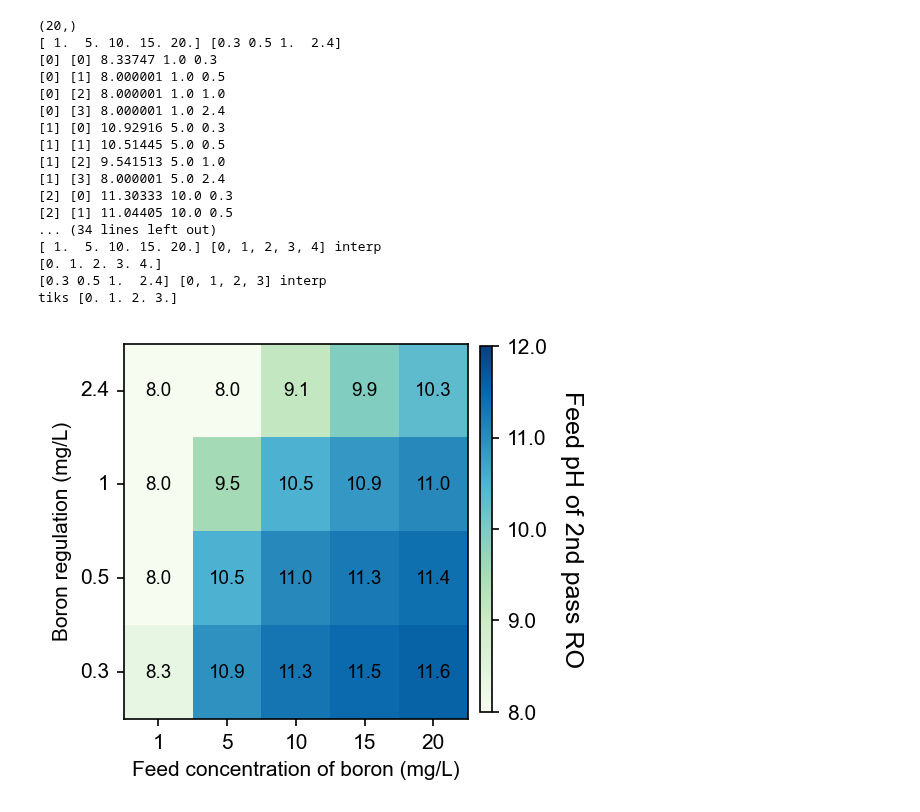
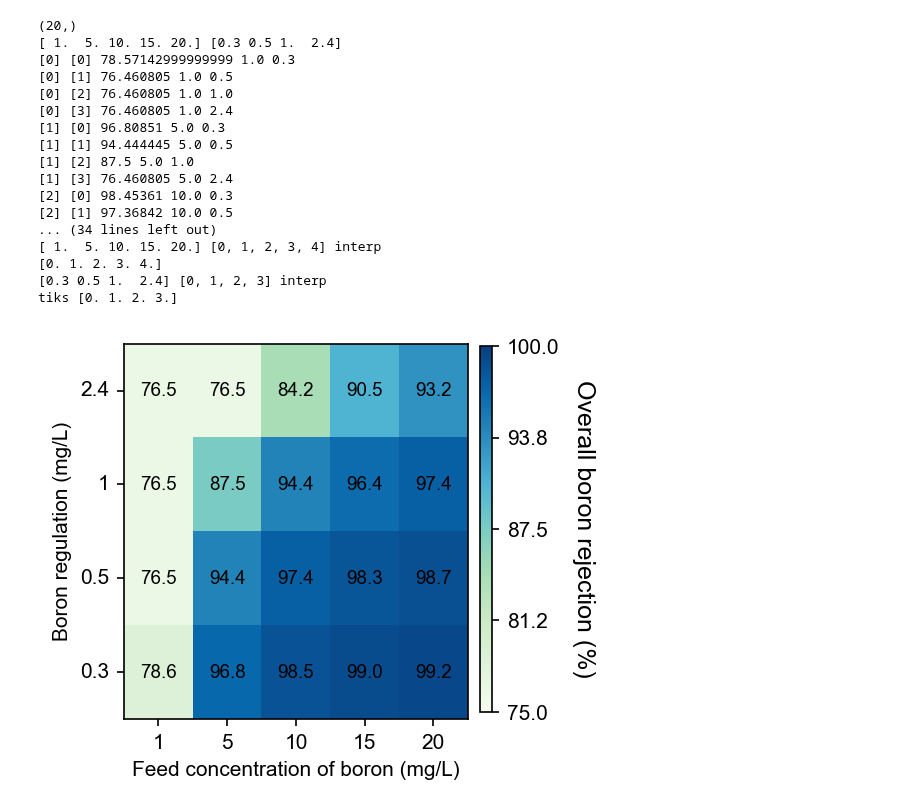
Before and after one commit to savannahsakhai/watertap, a Jupyter notebook: watertap/examples/flowsheets/boron_removal/sweep_plots.ipynb, the cells around one changed output. Drawn from its saved outputs; the diff is of its cells as text; code cells hidden in the pictures.

Commit message:
plotting update

```diff
--- a/watertap/examples/flowsheets/boron_removal/sweep_plots.ipynb
+++ b/watertap/examples/flowsheets/boron_removal/sweep_plots.ipynb
@@ -99,52 +204,52 @@ tiks [0. 1. 2. 3.]
 figure = figureGenerator()
 figure.init_figure()
 figure.colorMaps["color_map"] = cm.get_cmap("GnBu")
-vmin = 8
-vmax = 12
+vmin = 75
+vmax = 100
 figure.plot_map(
     xdata=data['# boron_feed']*1000,
     ydata=data["boron_limit"]*1000,
-    zdata=data['RO2_Feed_pH'],
+    zdata=(data['RO1_Boron_rej'] + data['RO1_Boron_rej']*data['RO2_Boron_rej'])*100,
     text=True,
     textfontsize= 9,
     sig_figs_text= 1,
     text_color="black",
     build_map=True,
     vmin=vmin,
     vmax=vmax,
     )
 zticks = np.linspace(vmin,vmax,5)
-figure.add_colorbar(zticks=zticks, zformat=1, zlabel="Feed pH of 2nd pass RO")
+figure.add_colorbar(zticks=zticks, zformat=1, zlabel="Overall boron rejection (%)", labelpad=15)
 xticks = [1, 5, 10, 15, 20]
 yticks = [0.3, 0.5, 1, 2.4]
 
 figure.set_axis_ticklabels(
     xticklabels=xticks,
     yticklabels=yticks,
     xlabel="Feed concentration of boron (mg/L)",
     ylabel="Boron regulation (mg/L)",
 )
 
-plt.savefig("RO2_pH_BWRO2_map", dpi=600, bbox_inches='tight')
+plt.savefig("Rej_BWRO2_map", dpi=600, bbox_inches='tight')
 # %% [output]
 (20,)
 [ 1.  5. 10. 15. 20.] [0.3 0.5 1.  2.4]
-[0] [0] 8.33747 1.0 0.3
-[0] [1] 8.000001 1.0 0.5
-[0] [2] 8.000001 1.0 1.0
-[0] [3] 8.000001 1.0 2.4
-[1] [0] 10.92916 5.0 0.3
-[1] [1] 10.51445 5.0 0.5
-[1] [2] 9.541513 5.0 1.0
-[1] [3] 8.000001 5.0 2.4
-[2] [0] 11.30333 10.0 0.3
-[2] [1] 11.04405 10.0 0.5
+[0] [0] 78.57142999999999 1.0 0.3
+[0] [1] 76.460805 1.0 0.5
+[0] [2] 76.460805 1.0 1.0
+[0] [3] 76.460805 1.0 2.4
+[1] [0] 96.80851 5.0 0.3
+[1] [1] 94.444445 5.0 0.5
+[1] [2] 87.5 5.0 1.0
+[1] [3] 76.460805 5.0 2.4
+[2] [0] 98.45361 10.0 0.3
+[2] [1] 97.36842 10.0 0.5
 ... (34 lines left out)
 [ 1.  5. 10. 15. 20.] [0, 1, 2, 3, 4] interp
 [0. 1. 2. 3. 4.]
 [0.3 0.5 1.  2.4] [0, 1, 2, 3] interp
 tiks [0. 1. 2. 3.]
-[figure, old version]
+[figure, new version]
 # %%
 
 figure = figureGenerator()
```
Also changed, not shown: parts of 15 cells of this notebook, 9 other files.
